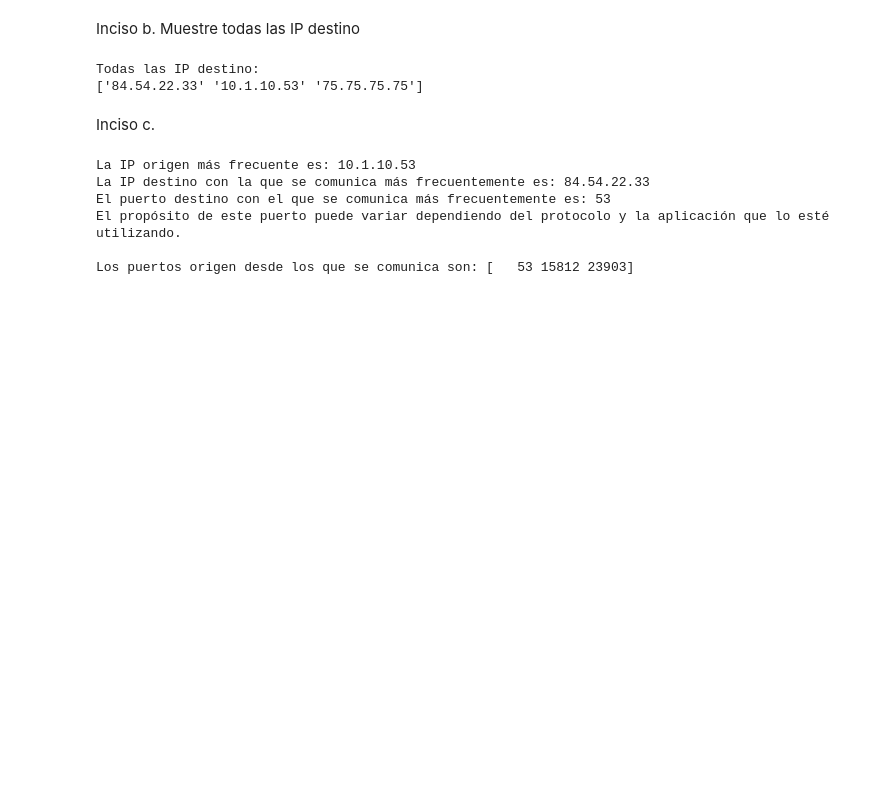
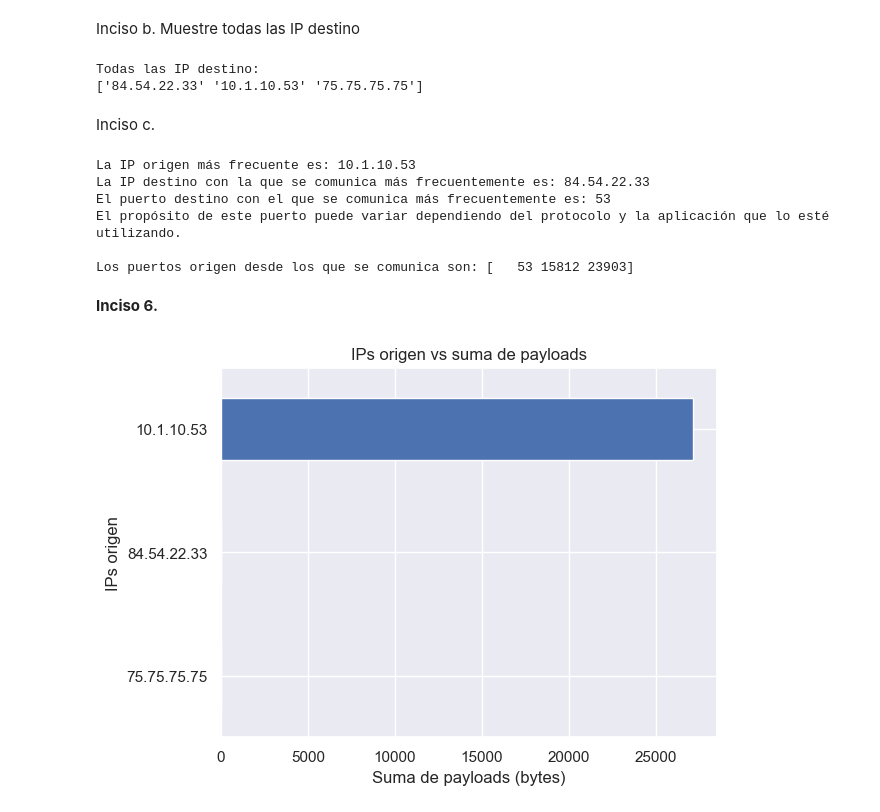
Before and after one commit to Javier19-cmd/Lab6-SDS, a Jupyter notebook: lab6.ipynb, the cells around one changed output. Saved outputs shown, nothing was run; the diff lists cells and outputs as text; code cells hidden in the pictures; blank space fills up the shorter version.

```diff
--- a/lab6.ipynb
+++ b/lab6.ipynb
@@ -53,6 +54,10 @@ df = pd.DataFrame()
 
 # Iterando sobre los paquetes en paquete_pcap
 for i, packet in enumerate(paquete_pcap):
+
+    # Obteniendo el tiempo del paquete
+    tiempo = packet.time
+
     # Verificar si el paquete tiene la capa IP
     if IP in packet:
         # Si la capa IP existe, se accede a los campos 'src' y 'dst'
@@ -75,8 +80,15 @@ for i, packet in enumerate(paquete_pcap):
         src_port = None
         dst_port = None
 
-    # Añadiendo los campos al DataFrame
-    df_temp = pd.DataFrame({'Src Address': [src_address], 'Dst Address': [dst_address], 'Src Port': [src_port], 'Dst Port': [dst_port]})
+    # Verificando si el paquete tiene la capa Raw (payload)
+    if Raw in packet:
+        # Si la capa Raw existe, se accede al payload
+        payload = len(packet[Raw].load)
+    else:
+        payload = 0
+
+  # Añadiendo los campos al DataFrame
+    df_temp = pd.DataFrame({'Time': [tiempo], 'Src Address': [src_address], 'Dst Address': [dst_address], 'Src Port': [src_port], 'Dst Port': [dst_port], 'Payload': [payload]})
     df = pd.concat([df, df_temp], ignore_index=True)
 
 print(df.head())
@@ -131,3 +143,15 @@ El puerto destino con el que se comunica más frecuentemente es: 53
 El propósito de este puerto puede variar dependiendo del protocolo y la aplicación que lo esté utilizando.
 
 Los puertos origen desde los que se comunica son: [   53 15812 23903]
+# %% [markdown]
+**Inciso 6.**
+# %%
+df["Time"] = df["Time"].astype(float) # Convirtiendo el campo 'Time' a tipo float para evitar problemas de conversión.
+# %%
+# a. Gráfica de barras 2D horizontales, IPs origen vs suma de payloads
+df.groupby('Src Address')['Payload'].sum().sort_values().plot(kind='barh', title='IPs origen vs suma de payloads')
+plt.xlabel('Suma de payloads (bytes)')
+plt.ylabel('IPs origen')
+plt.show()
+# %% [output]
+[figure, added]
```
Also changed, not shown: parts of 19 cells of this notebook.
